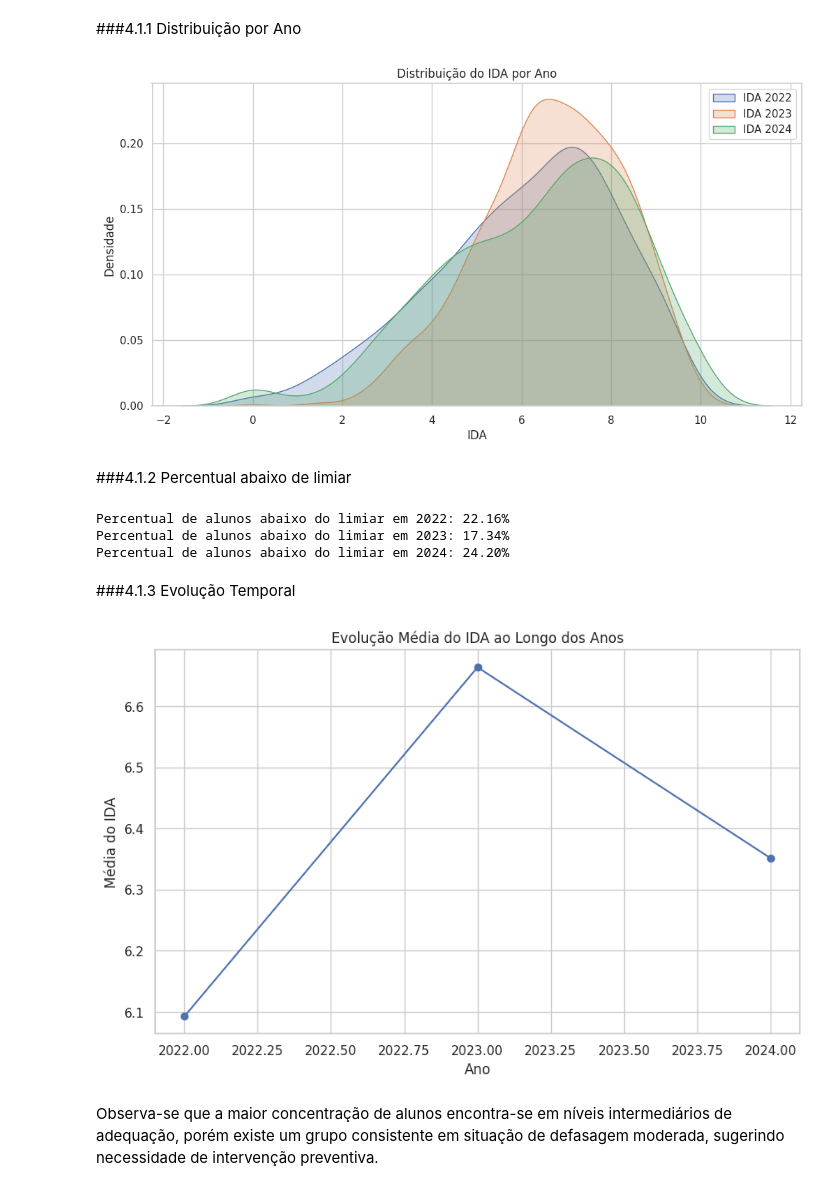
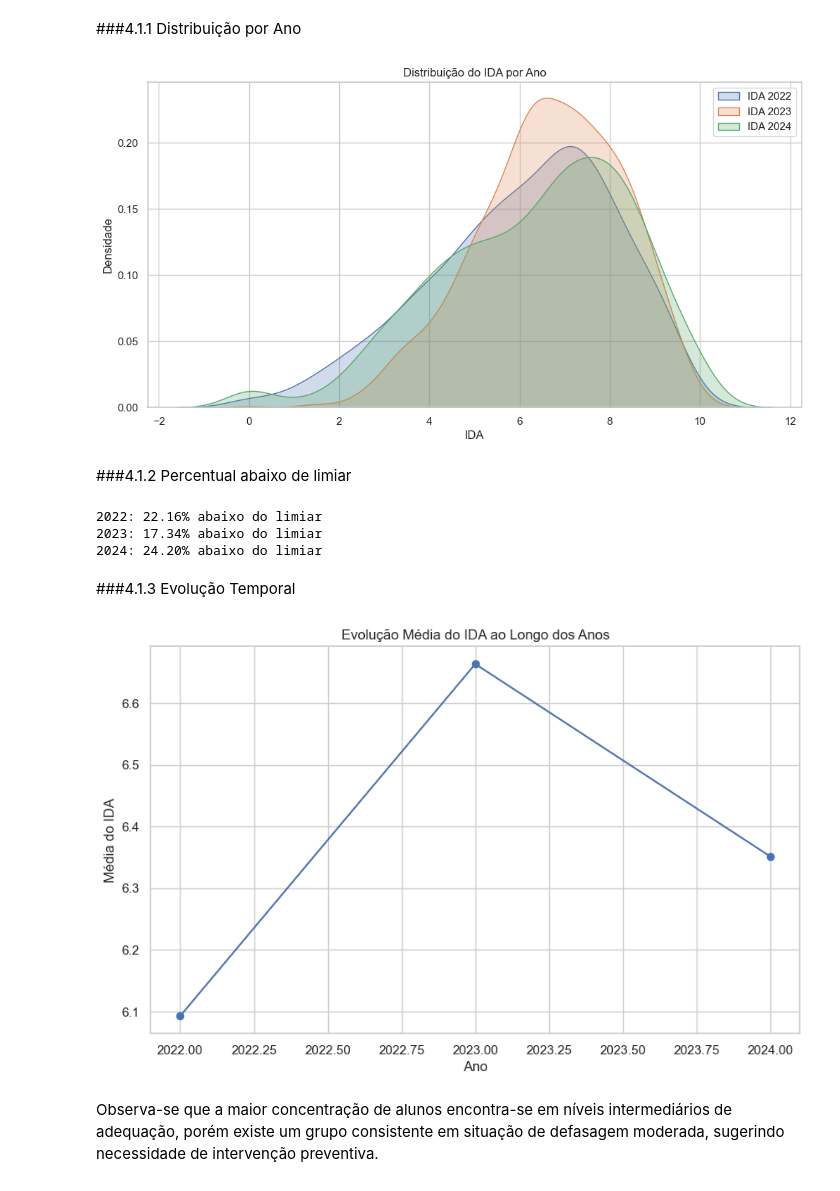
Before and after one commit to LaisStefanieDiasPereira/datathon_fase5, a Jupyter notebook: notebooks/Datathon_Fase5_Final.ipynb, the cells around one changed output. Saved outputs shown, nothing was run; the diff lists cells and outputs as text; code cells hidden in the pictures.

```diff
--- a/notebooks/Datathon_Fase5_Final.ipynb
+++ b/notebooks/Datathon_Fase5_Final.ipynb
@@ -411,9 +446,17 @@ df_total.shape
 # %% [output]
 (3030, 13)
 # %%
-df_wide = df_total.pivot(index="RA", columns="ANO")
-df_wide.columns = [f"{col}_{ano}" for col, ano in df_wide.columns]
-df_wide.reset_index(inplace=True)
+# Formato largo: uma linha por RA, colunas por ano (ex.: IAN_2022, IAN_2023).
+df_wide = (
+    df_total
+    .pivot(index="RA", columns="ANO",
+           values=["IAN","IDA","IEG","IAA","IPS","IPP","IPV","INDE",
+                   "PEDRA","PONTO_VIRADA","ANO_INGRESSO"])
+)
+
+# Achata MultiIndex das colunas
+df_wide.columns = [f"{col[0]}_{col[1]}" for col in df_wide.columns]
+df_wide = df_wide.reset_index()
 # %%
 # Garantir que as colunas de “df_wide” sejam achatadas (transformadas em um único nível) caso estejam em formato **MultiIndex**.
 
@@ -685,9 +716,20 @@ joblib.dump(pipeline, "modelo_risco_defasagem_final_v1_2026_02.joblib")
 # %% [markdown]
 ## 4.1 Perfil de defasagem IAN
 # %%
+# Itera sobre os anos de interesse para analisar a evolução do IAN ao longo do tempo
 for ano in [2022, 2023, 2024]:
+
+    # Imprime um título indicando o ano analisado
     print(f"\nDistribuição IAN {ano}")
-    print(df_total[df_total["ANO"] == ano]["IAN"].value_counts(normalize=True))
+
+    # Filtra o DataFrame para o ano específico
+    # Seleciona a coluna "IAN"
+    # Calcula a distribuição proporcional (percentual) das categorias/valores
+    # normalize=True retorna proporção ao invés de contagem absoluta
+    print(
+        df_total[df_total["ANO"] == ano]["IAN"]
+        .value_counts(normalize=True)
+    )
 # %% [output]
 Distribuição IAN 2022
 IAN
@@ -865,58 +959,64 @@ plt.show()
 # %% [markdown]
 ###4.1.1 Distribuição por Ano
 # %%
+# Lista de anos para comparação
 anos = [2022, 2023, 2024]
 
+# Cria a figura
 plt.figure(figsize=(12,6))
 
+# Plota a curva de densidade (KDE) do IDA para cada ano
 for ano in anos:
     col = f"IDA_{ano}"
     if col in df_wide.columns:
         sns.kdeplot(df_wide[col], label=f"IDA {ano}", fill=True)
 
+# Ajustes do gráfico
 plt.title("Distribuição do IDA por Ano")
 plt.xlabel("IDA")
 plt.ylabel("Densidade")
 plt.legend()
+
 plt.show()
 # %% [output]
-[figure, old version]
+[figure, new version]
 # %% [markdown]
 ###4.1.2 Percentual abaixo de limiar
 # %%
+# Limiar mínimo de desempenho
 limiar = 6
 
 for ano in anos:
     col = f"IDA_{ano}"
 
     if col in df_wide.columns:
+        # Percentual de alunos abaixo do limiar
         percentual = (df_wide[col] < limiar).mean() * 100
-        print(f"Percentual de alunos abaixo do limiar em {ano}: {percentual:.2f}%")
+        print(f"{ano}: {percentual:.2f}% abaixo do limiar")
     else:
-        print(f"Coluna {col} não encontrada.")
+        print(f"{col} não encontrada")
 # %% [output]
-Percentual de alunos abaixo do limiar em 2022: 22.16%
-Percentual de alunos abaixo do limiar em 2023: 17.34%
-Percentual de alunos abaixo do limiar em 2024: 24.20%
+2022: 22.16% abaixo do limiar
+2023: 17.34% abaixo do limiar
+2024: 24.20% abaixo do limiar
 # %% [markdown]
 ###4.1.3 Evolução Temporal
 # %%
+# Calcula a média do IDA para cada ano
 media_ida = []
 
 for ano in anos:
     col = f"IDA_{ano}"
-    if col in df_wide.columns:
-        media_ida.append(df_wide[col].mean())
-    else:
-        media_ida.append(None)
+    media_ida.append(df_wide[col].mean() if col in df_wide.columns else None)
 
+# Plota a evolução da média ao longo dos anos
 plt.plot(anos, media_ida, marker='o')
 plt.title("Evolução Média do IDA ao Longo dos Anos")
 plt.xlabel("Ano")
 plt.ylabel("Média do IDA")
 plt.show()
 # %% [output]
-[figure, old version]
+[figure, new version]
 # %% [markdown]
 Observa-se que a maior concentração de alunos encontra-se em níveis intermediários de adequação, porém existe um grupo consistente em situação de defasagem moderada, sugerindo necessidade de intervenção preventiva.
 # %% [markdown]
```
Also changed, not shown: parts of 160 cells of this notebook, 2 other files.
